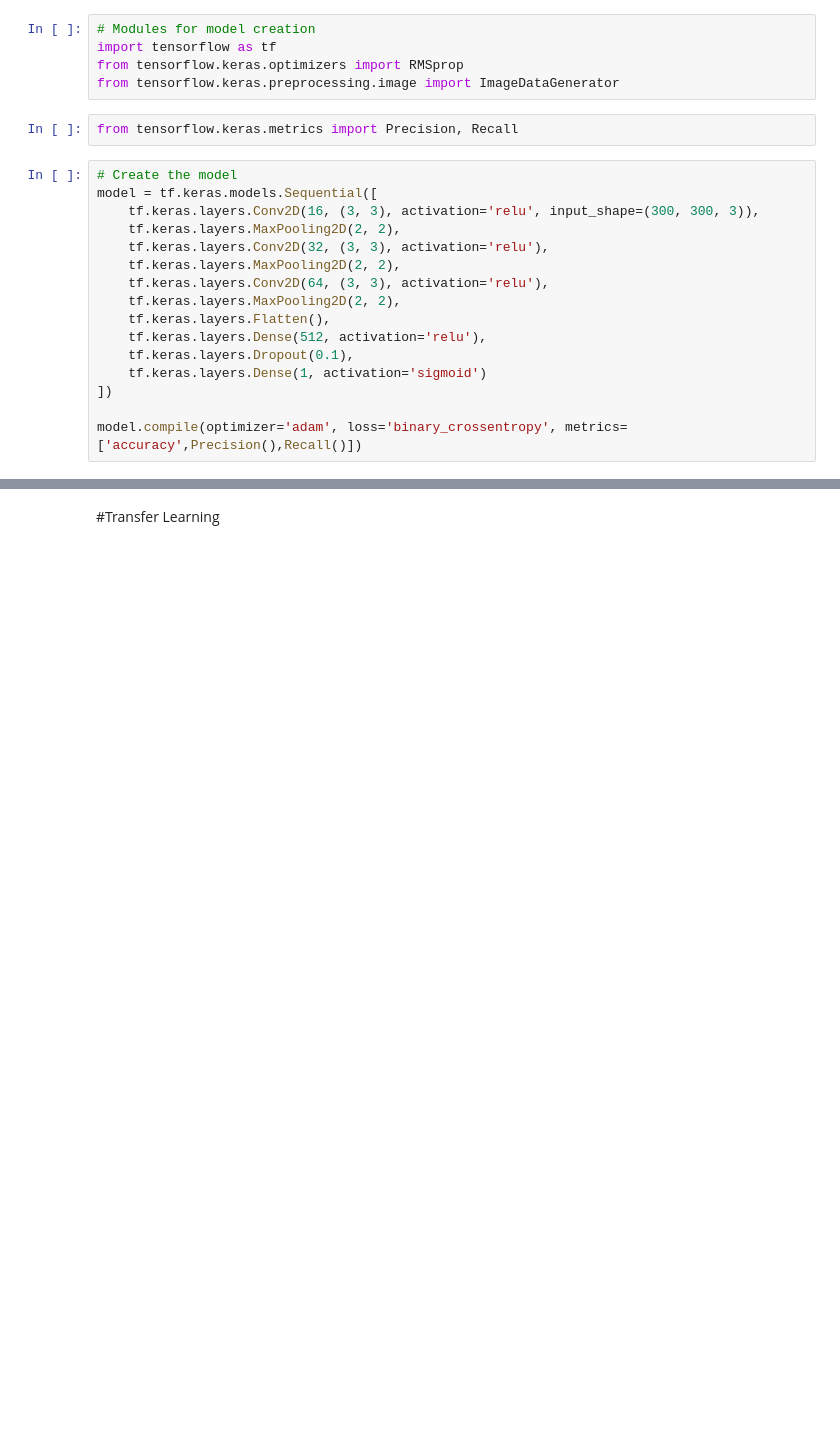
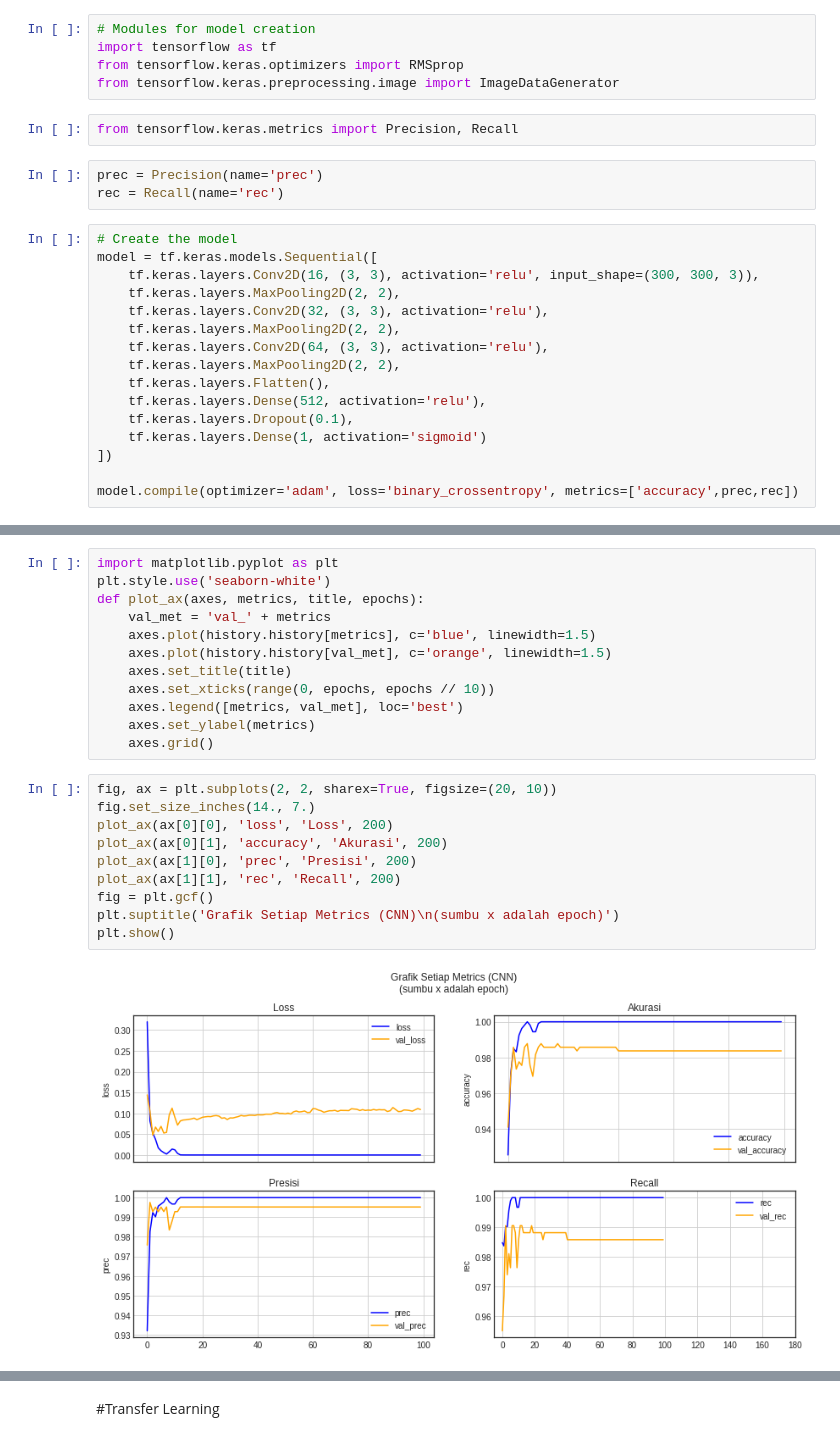
Before and after one commit to rave747214/SEC01UGM, a Jupyter notebook: SEC01UGM_SD20200000266.ipynb, the cells around one changed output, grey strips where cells are left out. Drawn from its saved outputs; the diff is of its cells as text; blank space fills up the shorter version.

```diff
--- a/SEC01UGM_SD20200000266.ipynb
+++ b/SEC01UGM_SD20200000266.ipynb
@@ -121,6 +132,9 @@ from tensorflow.keras.optimizers import RMSprop
 from tensorflow.keras.preprocessing.image import ImageDataGenerator
 # %%
 from tensorflow.keras.metrics import Precision, Recall
+# %%
+prec = Precision(name='prec')
+rec = Recall(name='rec')
 # %%
 # Create the model
 model = tf.keras.models.Sequential([
@@ -136,7 +150,7 @@ model = tf.keras.models.Sequential([
     tf.keras.layers.Dense(1, activation='sigmoid')
 ])
 
-model.compile(optimizer='adam', loss='binary_crossentropy', metrics=['accuracy',Precision(),Recall()])
+model.compile(optimizer='adam', loss='binary_crossentropy', metrics=['accuracy',prec,rec])
 # %%
 model.summary()
 # %% [output]
@@ -265 +216,25 @@ plt.figure()
+# %%
+import matplotlib.pyplot as plt
+plt.style.use('seaborn-white')
+def plot_ax(axes, metrics, title, epochs):
+    val_met = 'val_' + metrics
+    axes.plot(history.history[metrics], c='blue', linewidth=1.5)
+    axes.plot(history.history[val_met], c='orange', linewidth=1.5)
+    axes.set_title(title)
+    axes.set_xticks(range(0, epochs, epochs // 10))
+    axes.legend([metrics, val_met], loc='best')
+    axes.set_ylabel(metrics)
+    axes.grid()
+# %%
+fig, ax = plt.subplots(2, 2, sharex=True, figsize=(20, 10))
+fig.set_size_inches(14., 7.)
+plot_ax(ax[0][0], 'loss', 'Loss', 200)
+plot_ax(ax[0][1], 'accuracy', 'Akurasi', 200)
+plot_ax(ax[1][0], 'prec', 'Presisi', 200)
+plot_ax(ax[1][1], 'rec', 'Recall', 200)
+fig = plt.gcf()
+plt.suptitle('Grafik Setiap Metrics (CNN)\n(sumbu x adalah epoch)')
+plt.show()
+# %% [output]
+[figure, added]
 # %%
```
Also changed, not shown: parts of 33 cells of this notebook.
